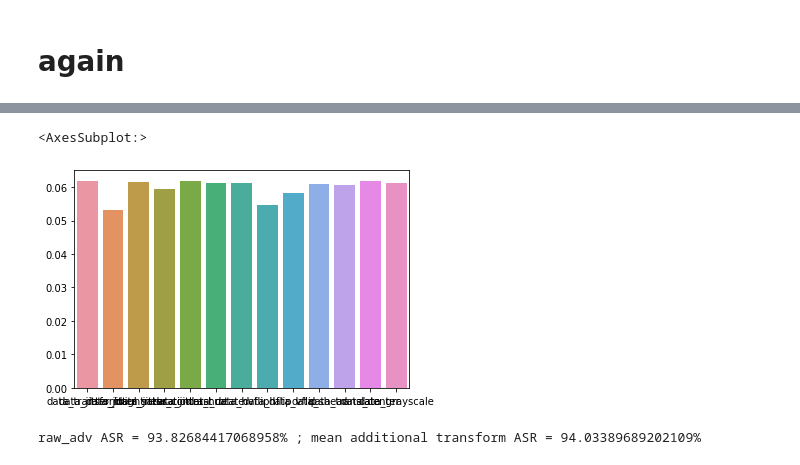
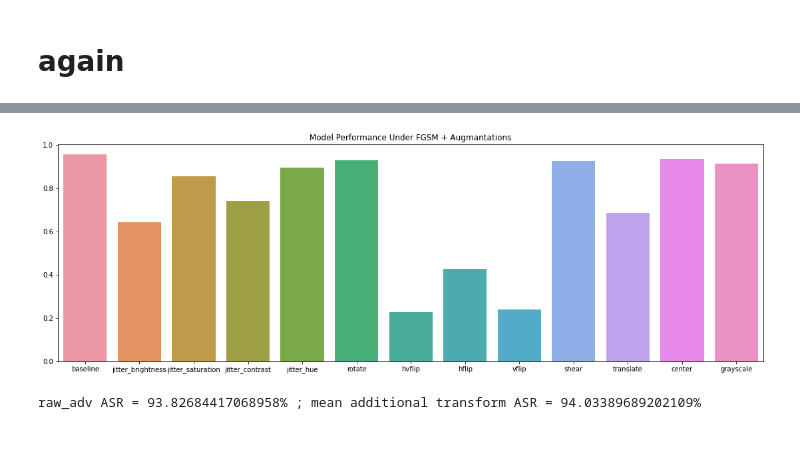
Before and after one commit to ofirbartal100/omg_attack, a Jupyter notebook: traffic_views_check_performance.ipynb, the cells around one changed output, grey strips where cells are left out. Cells and saved outputs as stored; diff of their text form; code cells hidden in the pictures.

```diff
--- a/traffic_views_check_performance.ipynb
+++ b/traffic_views_check_performance.ipynb
@@ -325,15 +320,33 @@ val_data_path = '/workspace/dabs/data/adv_data/traffic_sign/FGSM/val'
+# %%
+
+# val_data_path = '/workspace/dabs/data/adv_data/traffic_sign/07_01_2023/traffic_budget_budget=0.005/val'
+# val_data_path = '/workspace/dabs/data/adv_data/traffic_sign/FGSM/no_aug/val'
+val_data_path = '/workspace/gtsrb_pytorch/data/val_images'
+# MEAN,STD = np.array([0.3337, 0.3064, 0.3171],dtype=np.float32), np.array([ 0.2672, 0.2564, 0.2629],dtype=np.float32)
+# data_transforms = transforms.Compose([
+# 	transforms.Resize((32, 32)),
+#     transforms.ToTensor(),
+#     transforms.Normalize(MEAN,STD)
+# ])
+
+# val_loader = torch.utils.data.DataLoader(datasets.ImageFolder(val_data_path,transform=data_transforms),batch_size=64, shuffle=False, num_workers=4, pin_memory=use_gpu)
+# import torchattacks as ta
+
+# atk = ta.FGSM(model, eps=0.005)
+# atk.set_normalization_used(mean=MEAN, std = STD)
 # %%
 def validate(model,val_loader):
     correct = 0
     for data, target in tqdm(val_loader):
-        with torch.no_grad():
-            data, target = Variable(data), Variable(target)
-            if use_gpu:
-                data = data.cuda()
-                target = target.cuda()
-            output = model.forward_original(data)
-            pred = output.data.max(1, keepdim=True)[1] # get the index of the max log-probability
-            correct += pred.eq(target.data.view_as(pred)).cpu().sum()
+        # with torch.no_grad():
+        data, target = Variable(data), Variable(target)
+        if use_gpu:
+            data = data.cuda()
+            target = target.cuda()
+        # data.require
+        output = model.forward_original(data)
+        pred = output.data.max(1, keepdim=True)[1] # get the index of the max log-probability
+        correct += pred.eq(target.data.view_as(pred)).cpu().sum()
     acc = correct / len(val_loader.dataset)
     return acc
 # %%
@@ -344,8 +357,7 @@ traffic_transforms = {'data_transforms': data_transforms,'data_jitter_brightness
 results = dict()
 for k in traffic_transforms.keys():
     t = traffic_transforms[k]
-    val_loader = torch.utils.data.DataLoader(
-    datasets.ImageFolder(val_data_path,transform=t,is_valid_file=lambda s: 'view' in s),
+    val_loader = torch.utils.data.DataLoader(datasets.ImageFolder(val_data_path,transform=t),#,is_valid_file=lambda s: 'view' in s),
     batch_size=32, shuffle=False, num_workers=4, pin_memory=use_gpu)
     acc = validate(model,val_loader)
     results[k] = acc
@@ -367,9 +398,13 @@ data_grayscale: acc 6.12%
 # %%
-pd_result = pd.DataFrame.from_dict({k: [results[k].item()] for k in results.keys()})
+pd_result = pd.DataFrame.from_dict({k.replace('data_',"").replace("transforms","baseline"): [results[k].item()] for k in results.keys()})
+import matplotlib.pyplot as plt
+plt.figure(figsize=(19, 6))
 sns.barplot(pd_result)
+plt.title('Model Performance Under FGSM + Augmantations')
+# plt.title('Model Performance Under Augmantations')
+plt.show()
 # %% [output]
-<AxesSubplot:>
-[figure, old version]
+[figure, new version]
 # %%
 raw_data_key = 'data_transforms'
 raw_adversarial = results[raw_data_key].item()
```
Also changed, not shown: parts of 7 cells of this notebook, 11 other files.
